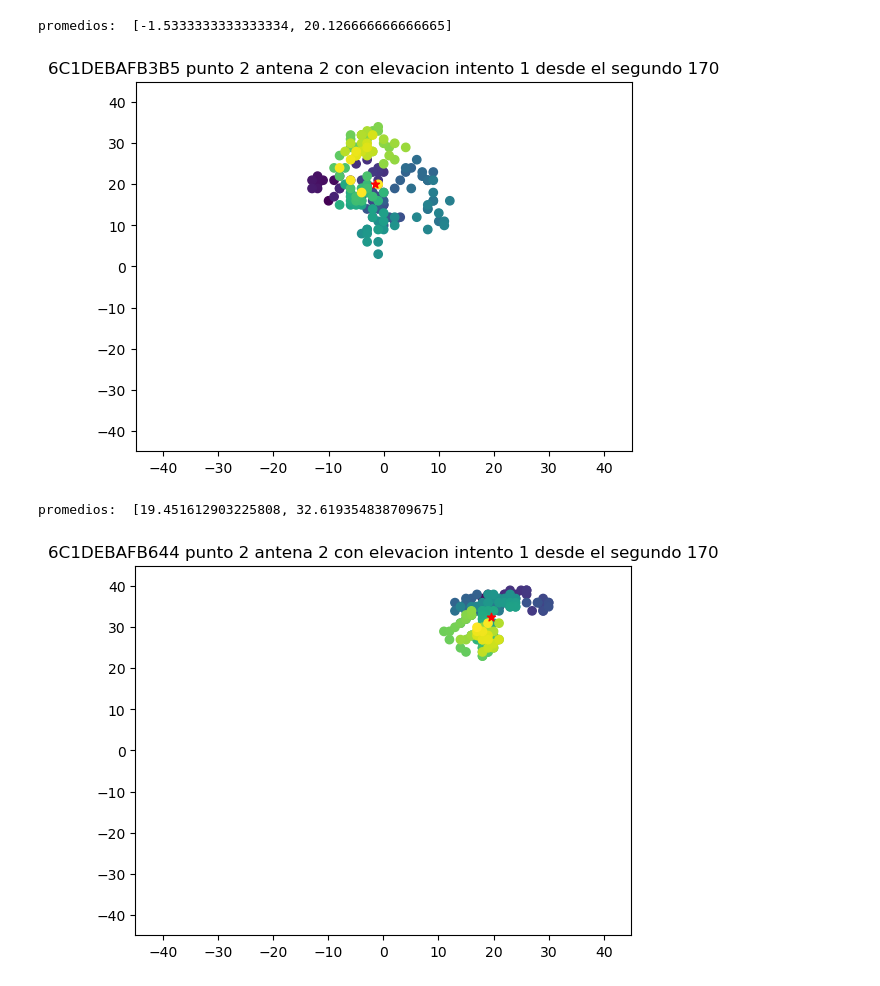
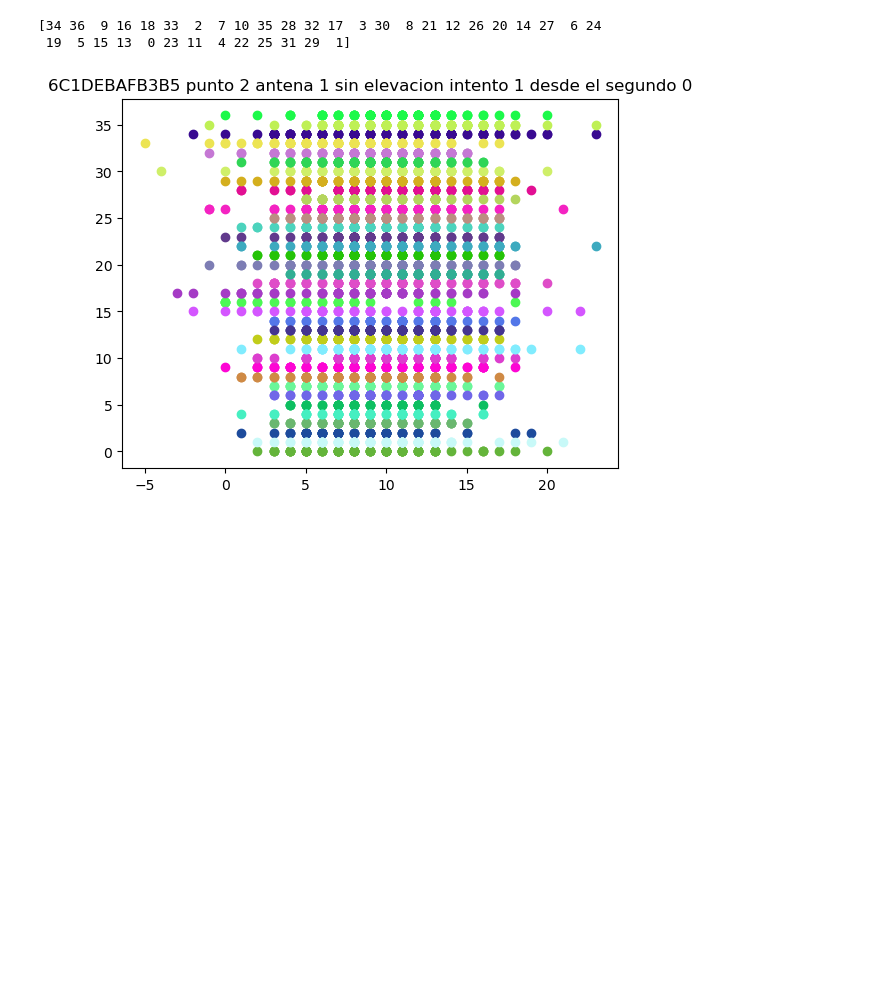
Before and after one commit to Berdehacks/ReseachPython, a Jupyter notebook: ds.ipynb, the cells around one changed output. Drawn from its saved outputs; the diff is of its cells as text; code cells hidden in the pictures; blank space fills up the shorter version.

```diff
--- a/ds.ipynb
+++ b/ds.ipynb
@@ -47,7 +81,6 @@ def plotantena(punto: int, antena: int, con_elevacion: bool, intento: int, desde
 # %%
-plotantena(punto=2, antena=2, con_elevacion=True, intento=2, desde_segundo=170)
+plotantena(punto=2, antena=1, con_elevacion=False, intento=1, desde_segundo=0)
 # %% [output]
-promedios:  [-1.5333333333333334, 20.126666666666665]
+[34 36  9 16 18 33  2  7 10 35 28 32 17  3 30  8 21 12 26 20 14 27  6 24
+ 19  5 15 13  0 23 11  4 22 25 31 29  1]
-[figure, old version]
+[figure, new version]
-promedios:  [19.451612903225808, 32.619354838709675]
-[figure, removed]
```
Also changed, not shown: parts of 1 cell of this notebook, 3 other files.
